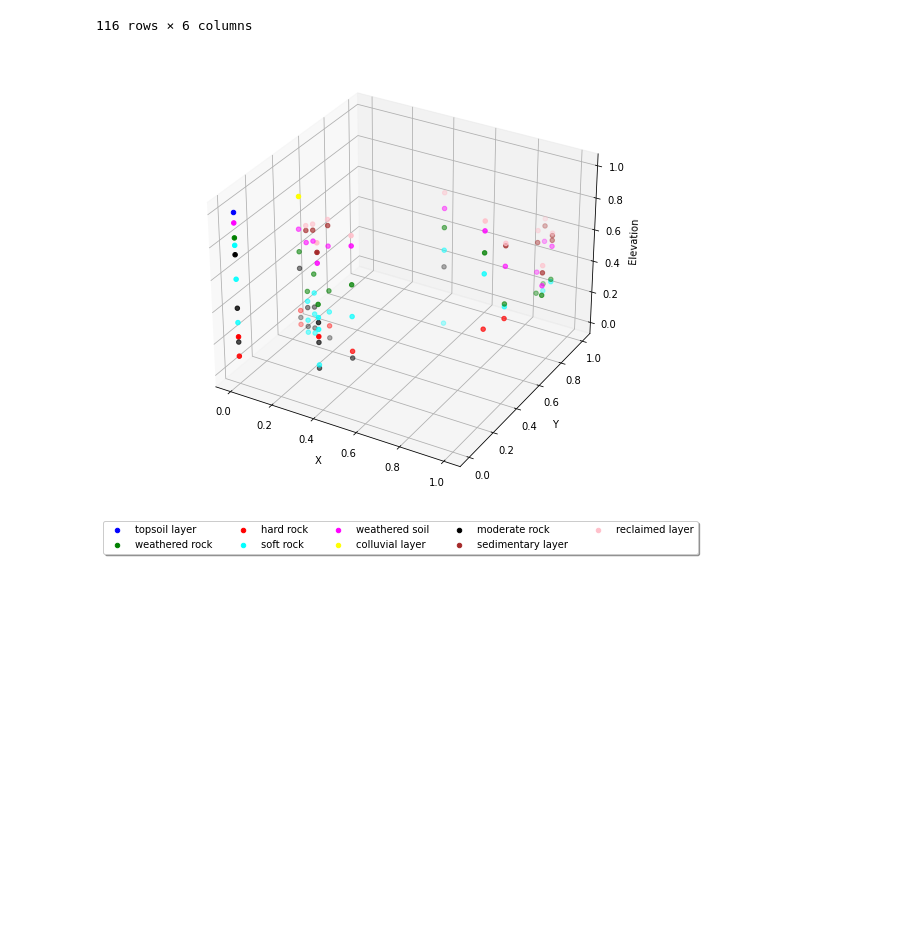
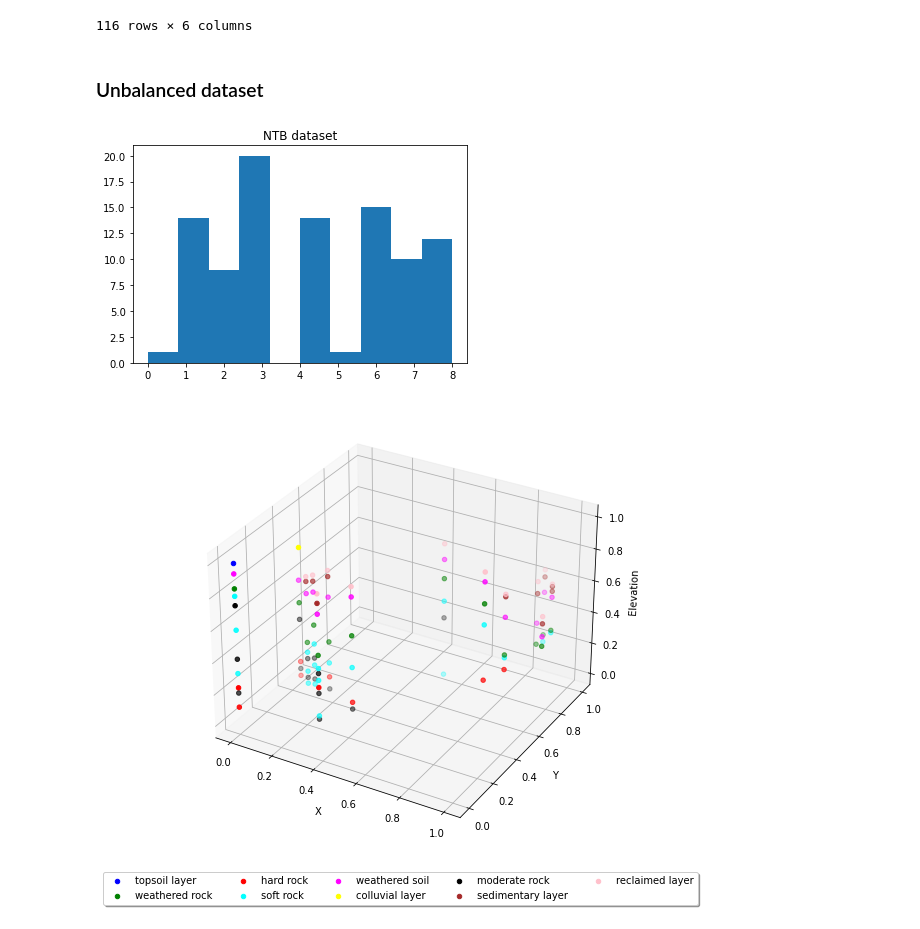
Before and after one commit to daitranskku/soil_properties, a Jupyter notebook: EDA.ipynb, the cells around one changed output. Cells and saved outputs as stored; diff of their text form; code cells hidden in the pictures; blank space fills up the shorter version.

```diff
--- a/EDA.ipynb
+++ b/EDA.ipynb
@@ -112,6 +112,14 @@ y_train_ntb = ntb_data['Target'].to_numpy()
 
 X_train_tb = tb_data[['X','Y','Elevation']].to_numpy()
 y_train_tb = tb_data['Target'].to_numpy()
+# %% [markdown]
+### Unbalanced dataset
+# %%
+plt.hist(y_train_ntb)
+plt.title('NTB dataset')
+plt.show()
+# %% [output]
+[figure, added]
 # %%
 # https://scikit-learn.org/stable/modules/preprocessing.html
 # Minmax scaler
```
Also changed, not shown: 2 other files.
